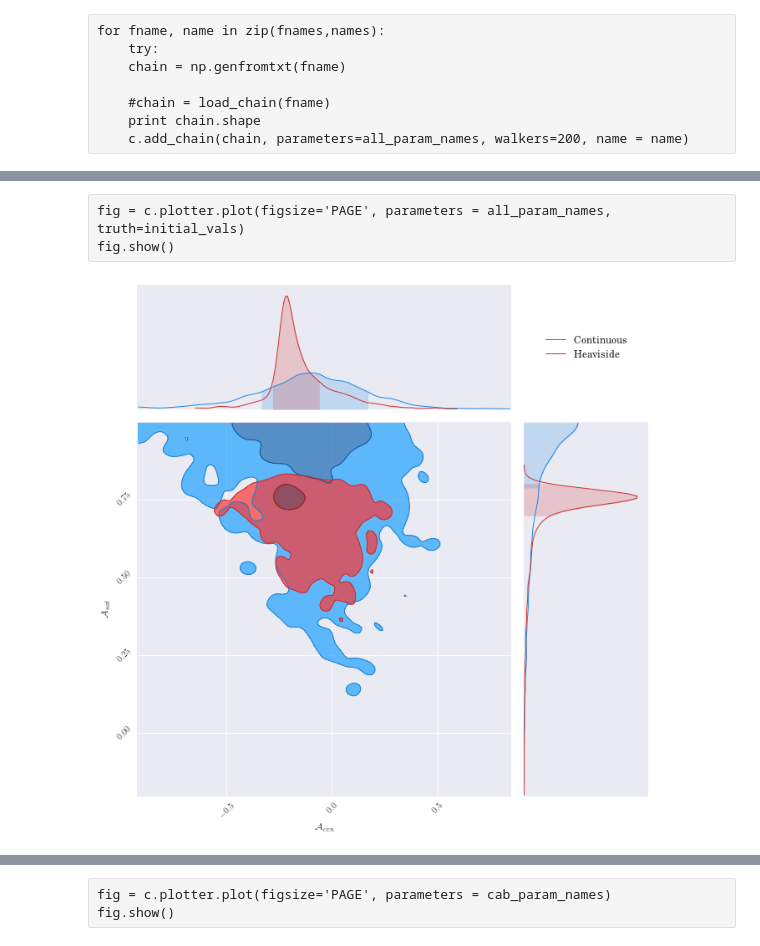
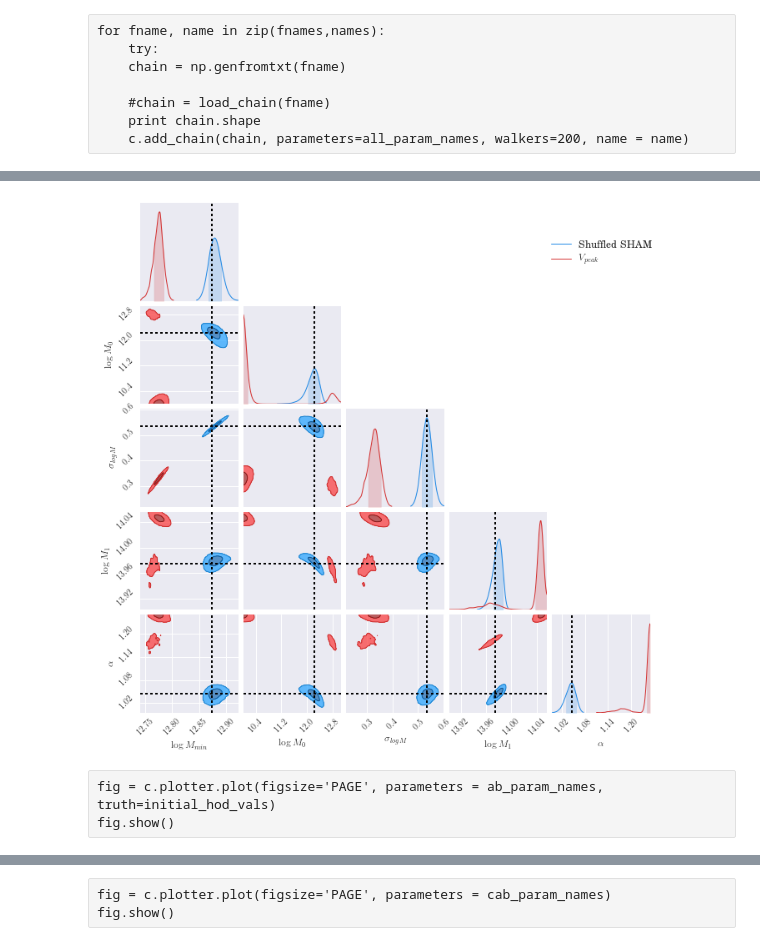
Before and after one commit to mclaughlin6464/pearce, a Jupyter notebook: notebooks/AB_tests/View Multiple Chains.ipynb, the cells around one changed output, grey strips where cells are left out. Cells and saved outputs as stored; diff of their text form; code cells hidden in the pictures.

```diff
--- a/notebooks/AB_tests/View Multiple Chains.ipynb
+++ b/notebooks/AB_tests/View Multiple Chains.ipynb
@@ -112,11 +120,13 @@ array([ 12.1 ,   0.5 ,  12.2 ,  13.7 ,   1.  ,   0.5 ,   1.  ,   0.46,
 # %%
 initial_hod_vals =[12.1, 12.2, 13.7, 0.46, 1.02]
 initial_ab_vals =[0.5, 0.5, 1.0, 1.0]
+# %%
+best_fit_vals = np.array([ 12.87364502,  12.23898854,0.53433088, 13.97462748,  1.04479171])
+# %%
+fig = c.plotter.plot(figsize='PAGE', parameters = hod_param_names, truth=best_fit_vals)
+fig.show()
+# %% [output]
+[figure, added]
 # %% [raw]
-fig = c.plotter.plot(figsize='PAGE', parameters = all_param_names, truth=initial_vals)
+fig = c.plotter.plot(figsize='PAGE', parameters = ab_param_names, truth=initial_hod_vals)
 fig.show()
-# %%
-fig = c.plotter.plot(figsize='PAGE', parameters = ab_param_names, truth=initial_hod_vals)
-fig.show()
-# %% [output]
-[figure, removed]
```
Also changed, not shown: parts of 13 cells of this notebook, 21 other files.
